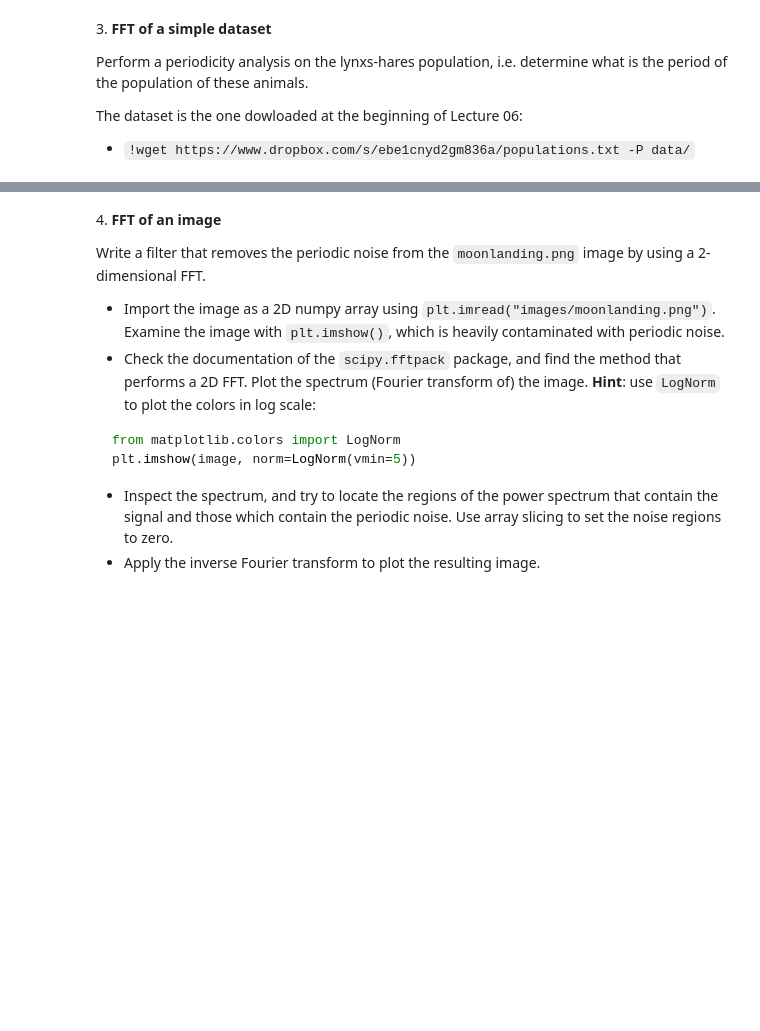
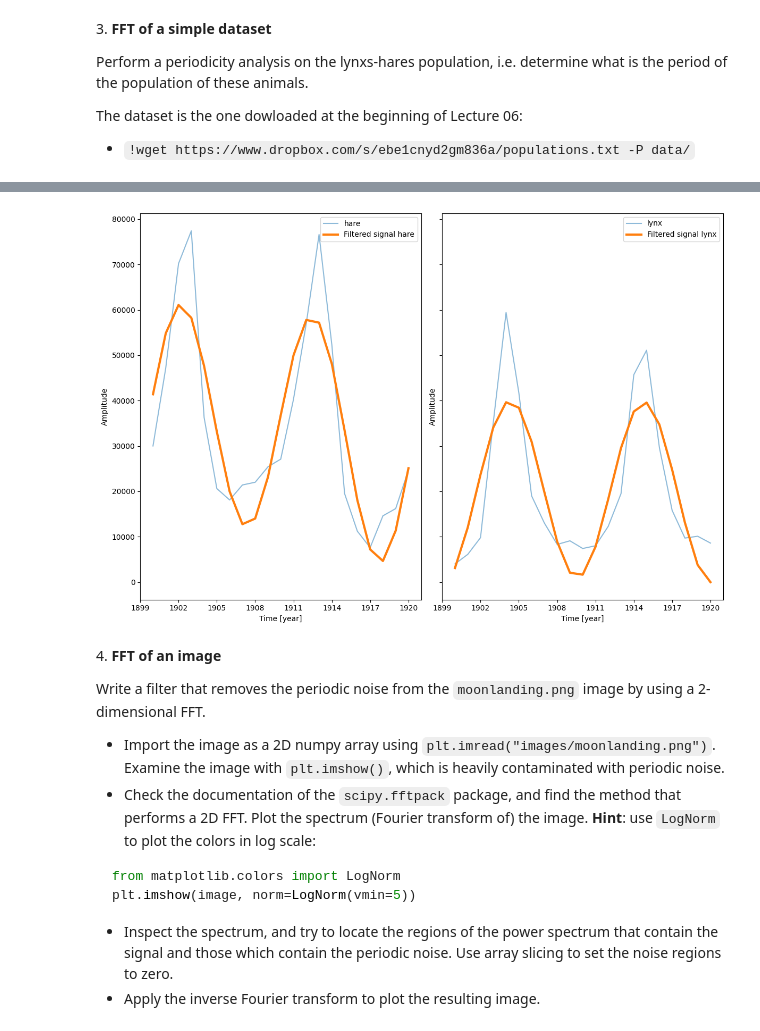
Before and after one commit to anaisbattut/ScientificComputingWithPython2022, a Jupyter notebook: 09ex_numerical.ipynb, the cells around one changed output, grey strips where cells are left out. Cells and saved outputs as stored; diff of their text form; code cells hidden in the pictures; blank space fills up the shorter version.

```diff
--- a/09ex_numerical.ipynb
+++ b/09ex_numerical.ipynb
@@ -90,3 +216,34 @@ The dataset is the one dowloaded at the beginning of Lecture 06:
+# %%
+#now we want to create a filter that removes the random noise and returns the periodic signal
+high_freq_fft_hare = sig_fft_hare.copy()
+high_freq_fft_lynx = sig_fft_lynx.copy()
+
+
+# filter (set to zero) all high frequency components that are larger than peak_freq
+high_freq_fft_hare[np.abs(sample_freq_hare) - peak_freq_hare > 0] = 0
+high_freq_fft_lynx[np.abs(sample_freq_lynx) - peak_freq_lynx > 0] = 0
+
+
+# calculate the Inverse Fast Fourier Transform
+filtered_sig_h = np.real(fftpack.ifft(high_freq_fft_hare))
+filtered_sig_l = np.real(fftpack.ifft(high_freq_fft_lynx))
+
+fig, (ax1, ax2) = plt.subplots(1, 2, sharex='col', sharey='row', figsize=(12, 8))
+ax1.plot(date, sig_hare, alpha=0.5, label='hare')
+ax1.plot(date, filtered_sig_h, linewidth=3, label='Filtered signal hare')
+ax1.set_xlabel('Time [year]')
+ax1.set_ylabel('Amplitude')
+ax1.xaxis.set_major_locator(MaxNLocator(integer=True))
+ax1.legend(loc='best')
+ax2.plot(date, sig_lynx, alpha=0.5, label='lynx')
+ax2.plot(date, filtered_sig_l, linewidth=3, label='Filtered signal lynx')
+ax2.set_xlabel('Time [year]')
+ax2.set_ylabel('Amplitude')
+ax2.xaxis.set_major_locator(MaxNLocator(integer=True))
+ax2.legend(loc='best')
+fig.tight_layout()
+# %% [output]
+[figure, added]
 # %% [markdown]
 4\. **FFT of an image**
 
```
Also changed, not shown: parts of 8 cells of this notebook, 1 other file.
